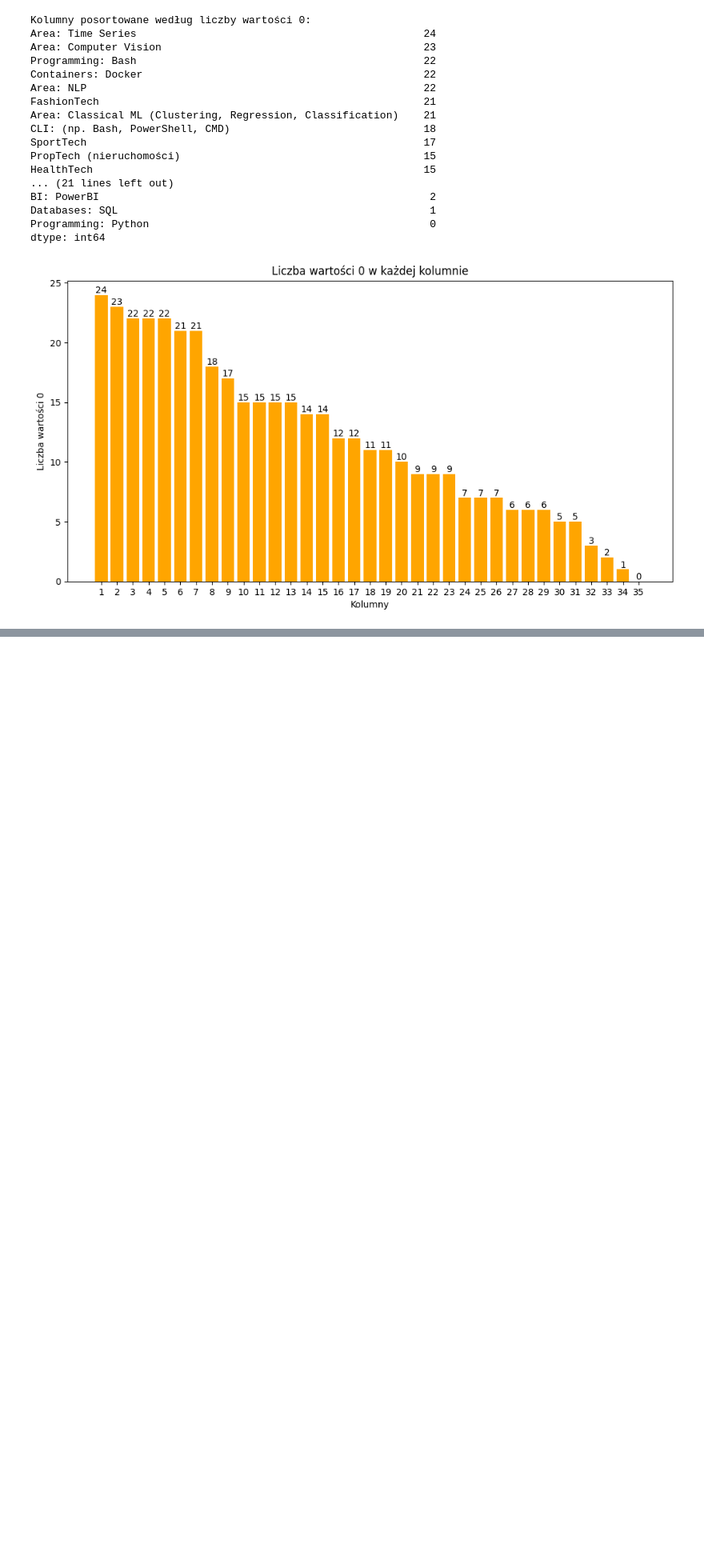
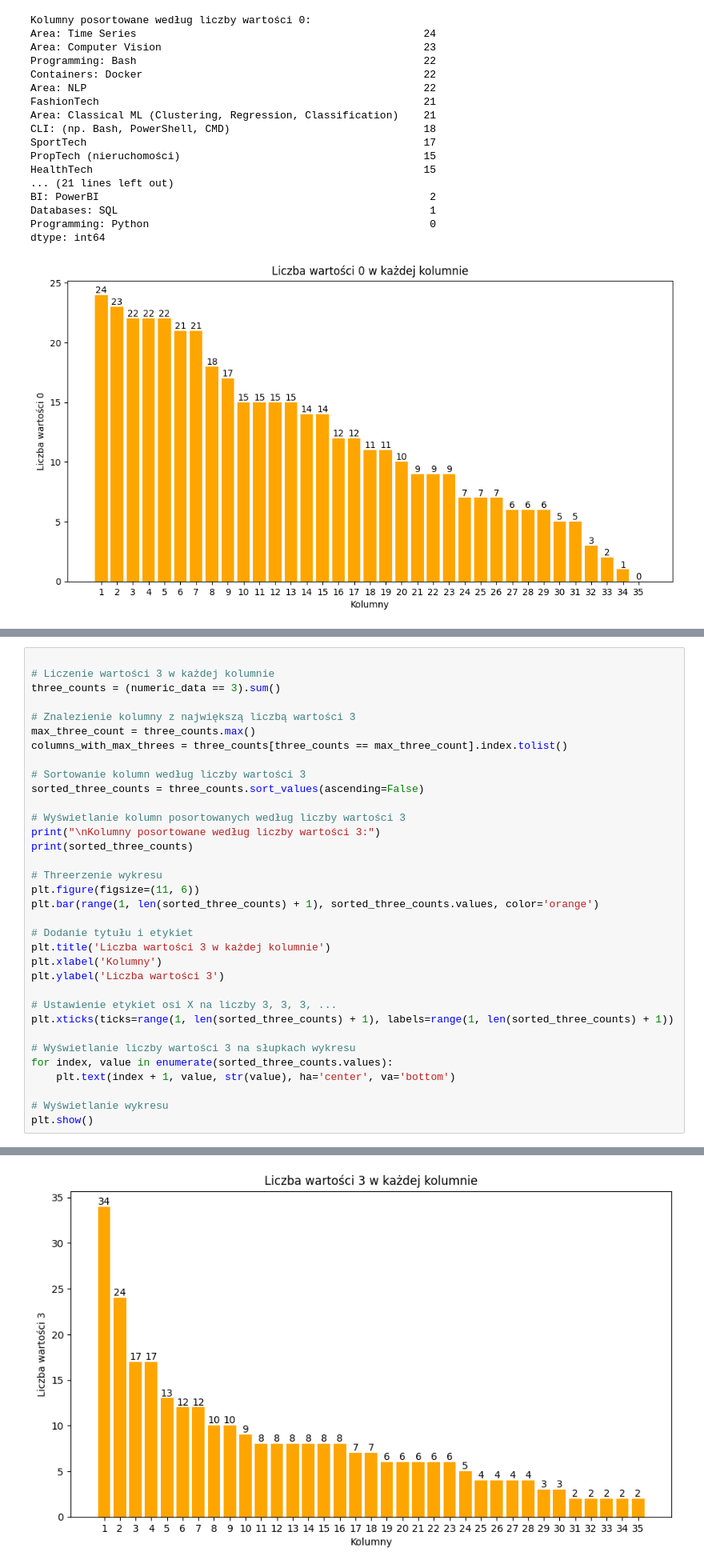
Before and after one commit to Zdanekk/Projekt-people-analytics, a Jupyter notebook: notebooks/explorary_data_analysys.ipynb, the cells around one changed output, grey strips where cells are left out. Shown at 80% size. Saved outputs shown, nothing was run; the diff lists cells and outputs as text; blank space fills up the shorter version.

```diff
--- a/notebooks/explorary_data_analysys.ipynb
+++ b/notebooks/explorary_data_analysys.ipynb
@@ -130,0 +237,35 @@ dtype: int64
+# %%
+
+# Liczenie wartości 3 w każdej kolumnie
+three_counts = (numeric_data == 3).sum()
+
+# Znalezienie kolumny z największą liczbą wartości 3
+max_three_count = three_counts.max()
+columns_with_max_threes = three_counts[three_counts == max_three_count].index.tolist()
+
+# Sortowanie kolumn według liczby wartości 3
+sorted_three_counts = three_counts.sort_values(ascending=False)
+
+# Wyświetlanie kolumn posortowanych według liczby wartości 3
+print("\nKolumny posortowane według liczby wartości 3:")
+print(sorted_three_counts)
+
+# Threerzenie wykresu
+plt.figure(figsize=(11, 6))
+plt.bar(range(1, len(sorted_three_counts) + 1), sorted_three_counts.values, color='orange')
+
+# Dodanie tytułu i etykiet
+plt.title('Liczba wartości 3 w każdej kolumnie')
+plt.xlabel('Kolumny')
+plt.ylabel('Liczba wartości 3')
+
+# Ustawienie etykiet osi X na liczby 3, 3, 3, ...
+plt.xticks(ticks=range(1, len(sorted_three_counts) + 1), labels=range(1, len(sorted_three_counts) + 1))
+
+# Wyświetlanie liczby wartości 3 na słupkach wykresu
+for index, value in enumerate(sorted_three_counts.values):
+    plt.text(index + 1, value, str(value), ha='center', va='bottom')
+
+# Wyświetlanie wykresu
+plt.show()
+# %% [output]
@@ -131,3 +289,4 @@ dtype: int64
+[figure, added]
 # %%
 
 # Liczenie wartości 4 w każdej kolumnie
```
Also changed, not shown: parts of 4 cells of this notebook.
